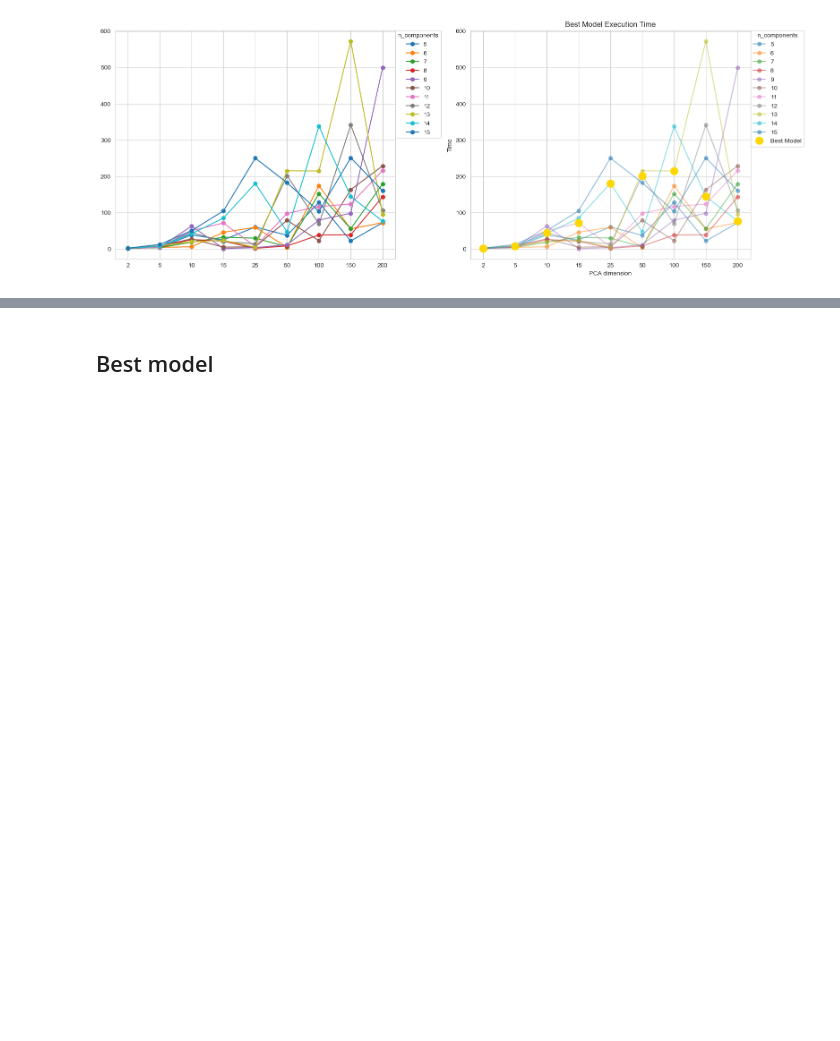
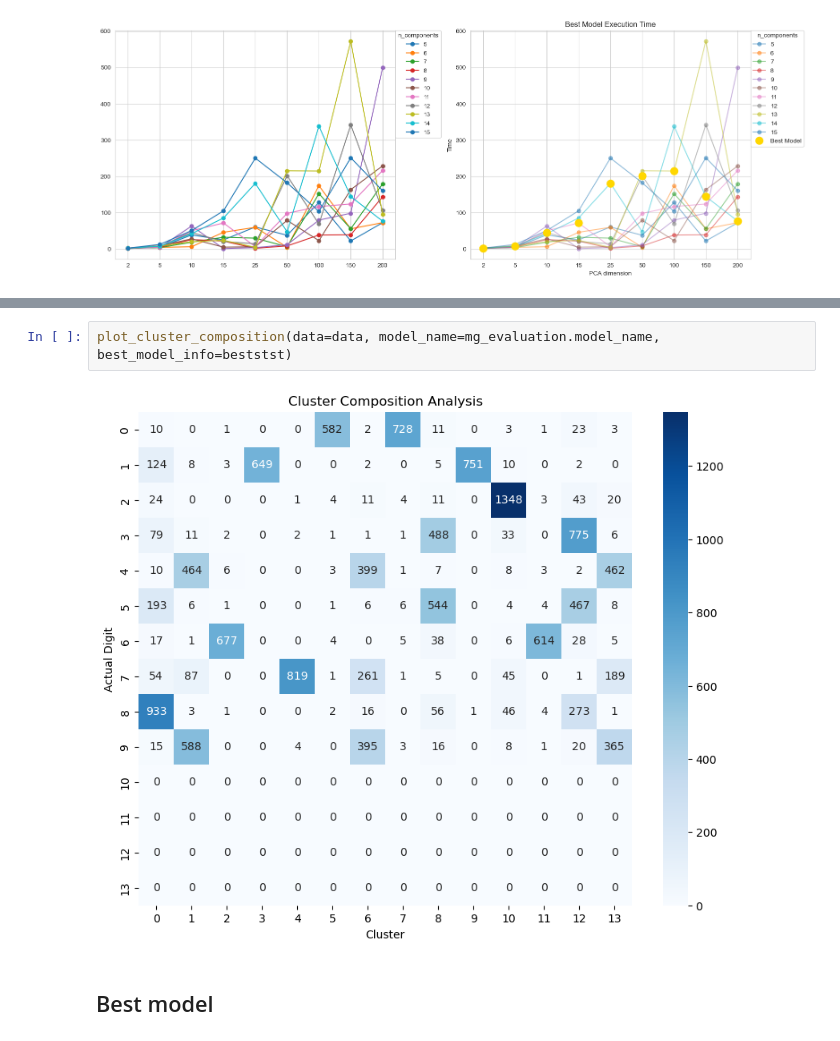
Before and after one commit to RuieX/clustering, a Jupyter notebook: src/notebooks/gaussian_mixture.ipynb, the cells around one changed output, grey strips where cells are left out. Cells and saved outputs as stored; diff of their text form; blank space fills up the shorter version.

```diff
--- a/src/notebooks/gaussian_mixture.ipynb
+++ b/src/notebooks/gaussian_mixture.ipynb
@@ -222,3 +230,7 @@ mg_evaluation.plot_time_with_highlight(save=True)
+# %%
+plot_cluster_composition(data=data, model_name=mg_evaluation.model_name, best_model_info=beststst)
+# %% [output]
+[figure, added]
 # %% [markdown]
 ## Best model
 # %%
```
Also changed, not shown: parts of 4 cells of this notebook, 5 other files.
